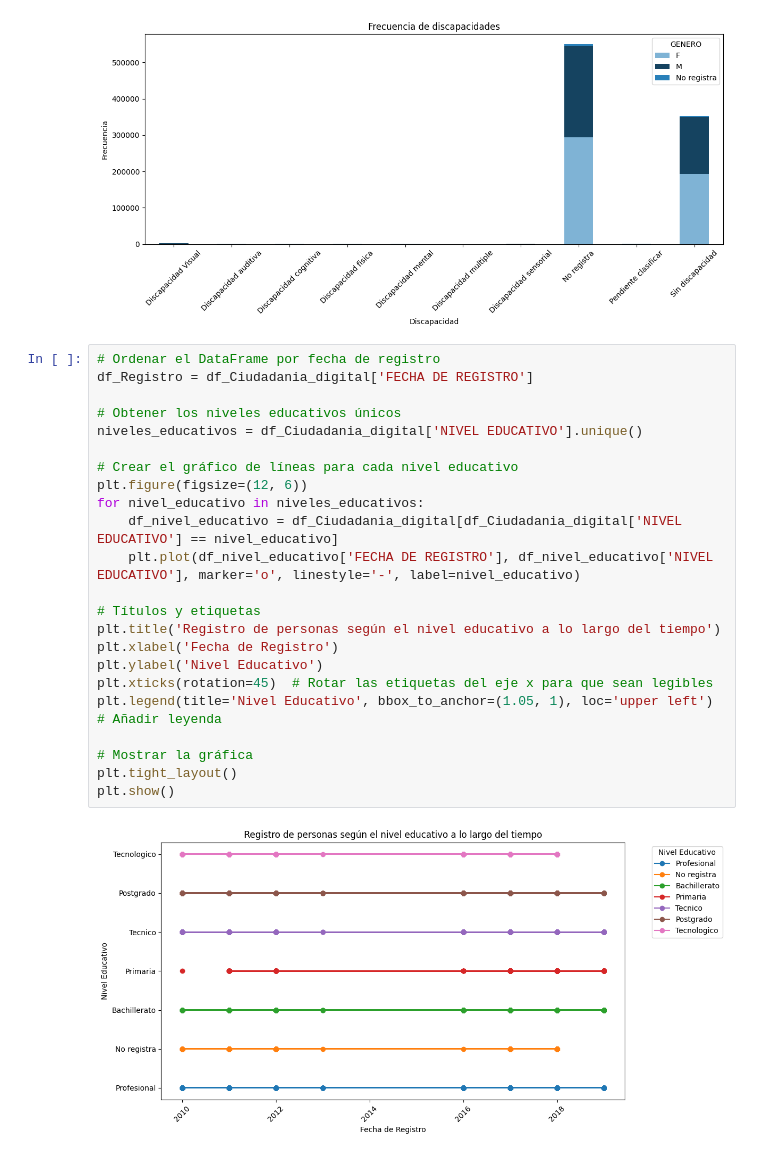
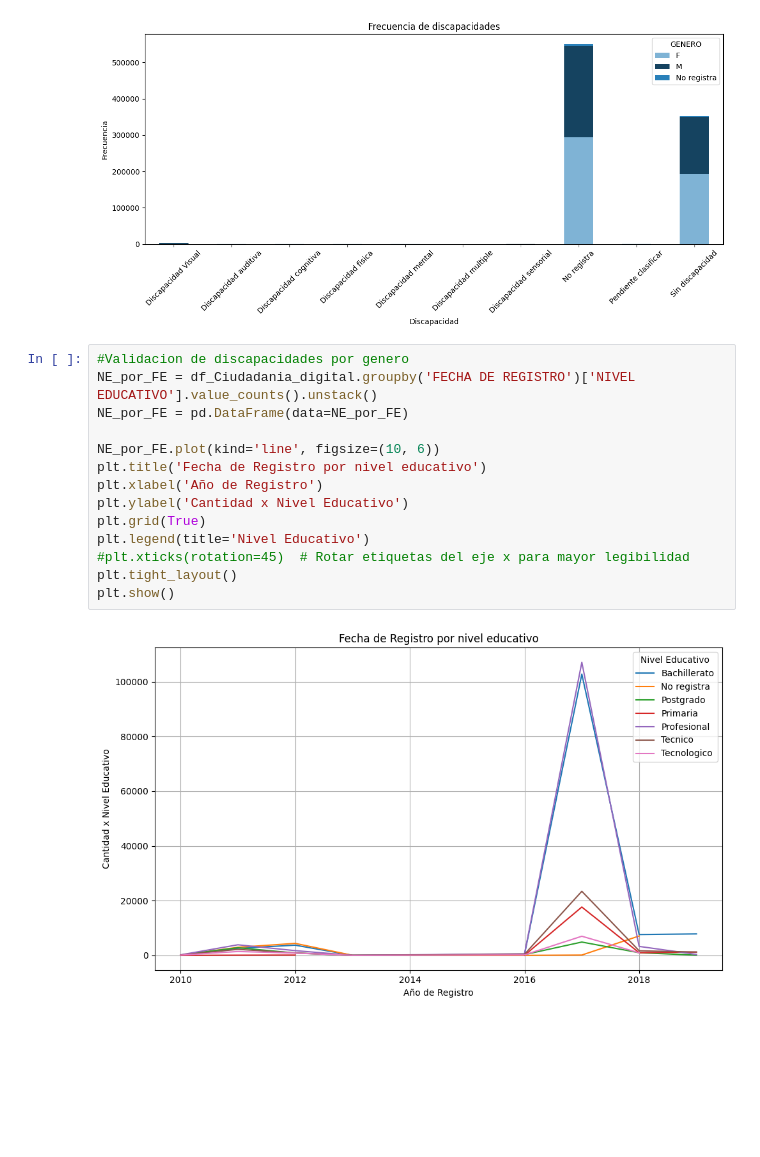
Before and after one commit to Dalivi83/analisisyvisualizaciondata, a Jupyter notebook: Laboratorio3.ipynb, the cells around one changed output. Saved outputs shown, nothing was run; the diff lists cells and outputs as text; blank space fills up the shorter version.

```diff
--- a/Laboratorio3.ipynb
+++ b/Laboratorio3.ipynb
@@ -273,28 +251,19 @@ plt.tight_layout()
 plt.show()
 # %% [output]
 [figure]
-# %%
-# Ordenar el DataFrame por fecha de registro
-df_Registro = df_Ciudadania_digital['FECHA DE REGISTRO']
-
-# Obtener los niveles educativos únicos
-niveles_educativos = df_Ciudadania_digital['NIVEL EDUCATIVO'].unique()
-
-# Crear el gráfico de líneas para cada nivel educativo
-plt.figure(figsize=(12, 6))
-for nivel_educativo in niveles_educativos:
-    df_nivel_educativo = df_Ciudadania_digital[df_Ciudadania_digital['NIVEL EDUCATIVO'] == nivel_educativo]
-    plt.plot(df_nivel_educativo['FECHA DE REGISTRO'], df_nivel_educativo['NIVEL EDUCATIVO'], marker='o', linestyle='-', label=nivel_educativo)
-
-# Títulos y etiquetas
-plt.title('Registro de personas según el nivel educativo a lo largo del tiempo')
-plt.xlabel('Fecha de Registro')
-plt.ylabel('Nivel Educativo')
-plt.xticks(rotation=45)  # Rotar las etiquetas del eje x para que sean legibles
-plt.legend(title='Nivel Educativo', bbox_to_anchor=(1.05, 1), loc='upper left')  # Añadir leyenda
-
-# Mostrar la gráfica
-plt.tight_layout()
-plt.show()
-# %% [output]
-[figure, removed]
+# %%
+#Validacion de discapacidades por genero
+NE_por_FE = df_Ciudadania_digital.groupby('FECHA DE REGISTRO')['NIVEL EDUCATIVO'].value_counts().unstack()
+NE_por_FE = pd.DataFrame(data=NE_por_FE)
+
+NE_por_FE.plot(kind='line', figsize=(10, 6))
+plt.title('Fecha de Registro por nivel educativo')
+plt.xlabel('Año de Registro')
+plt.ylabel('Cantidad x Nivel Educativo')
+plt.grid(True)
+plt.legend(title='Nivel Educativo')
+#plt.xticks(rotation=45)  # Rotar etiquetas del eje x para mayor legibilidad
+plt.tight_layout()
+plt.show()
+# %% [output]
+[figure, added]
```
Also changed, not shown: parts of 5 cells of this notebook.
